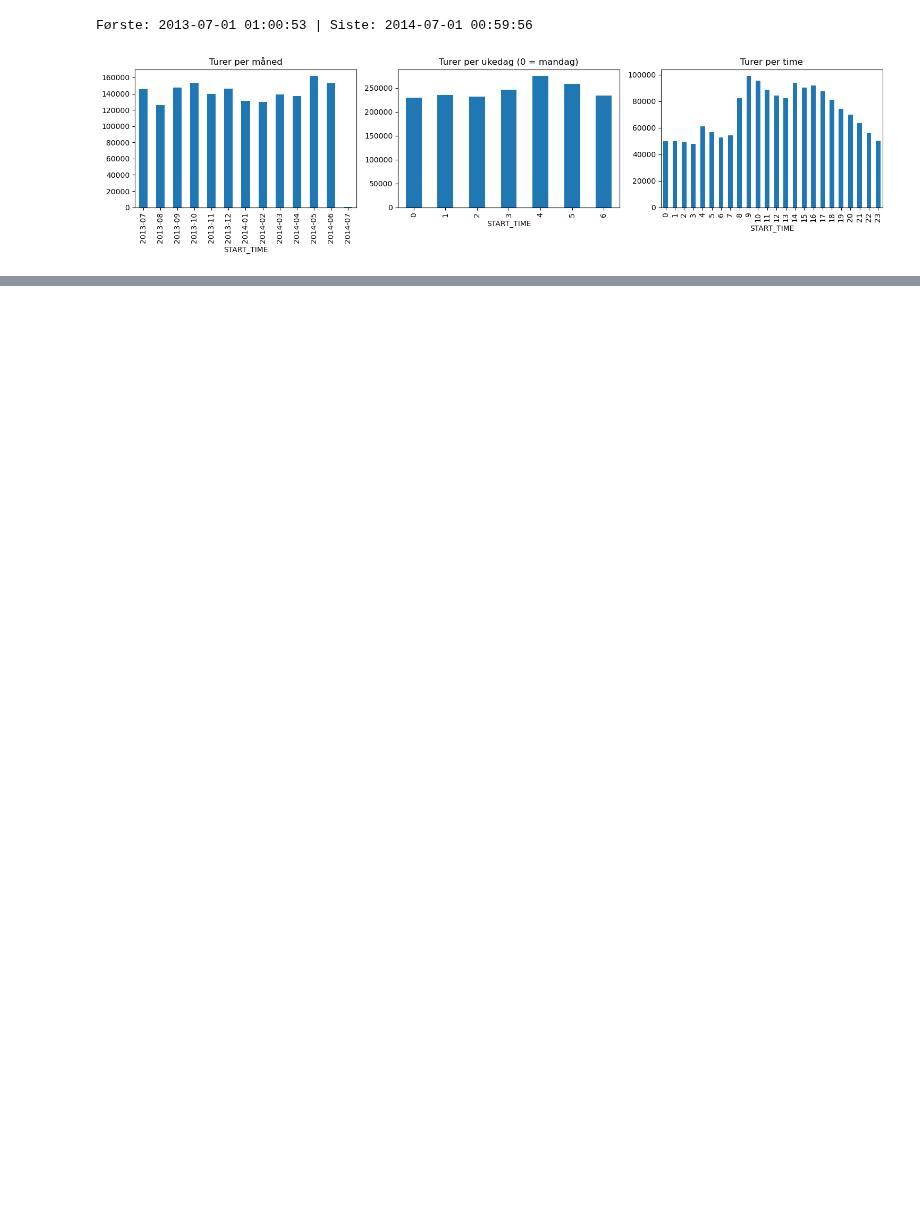
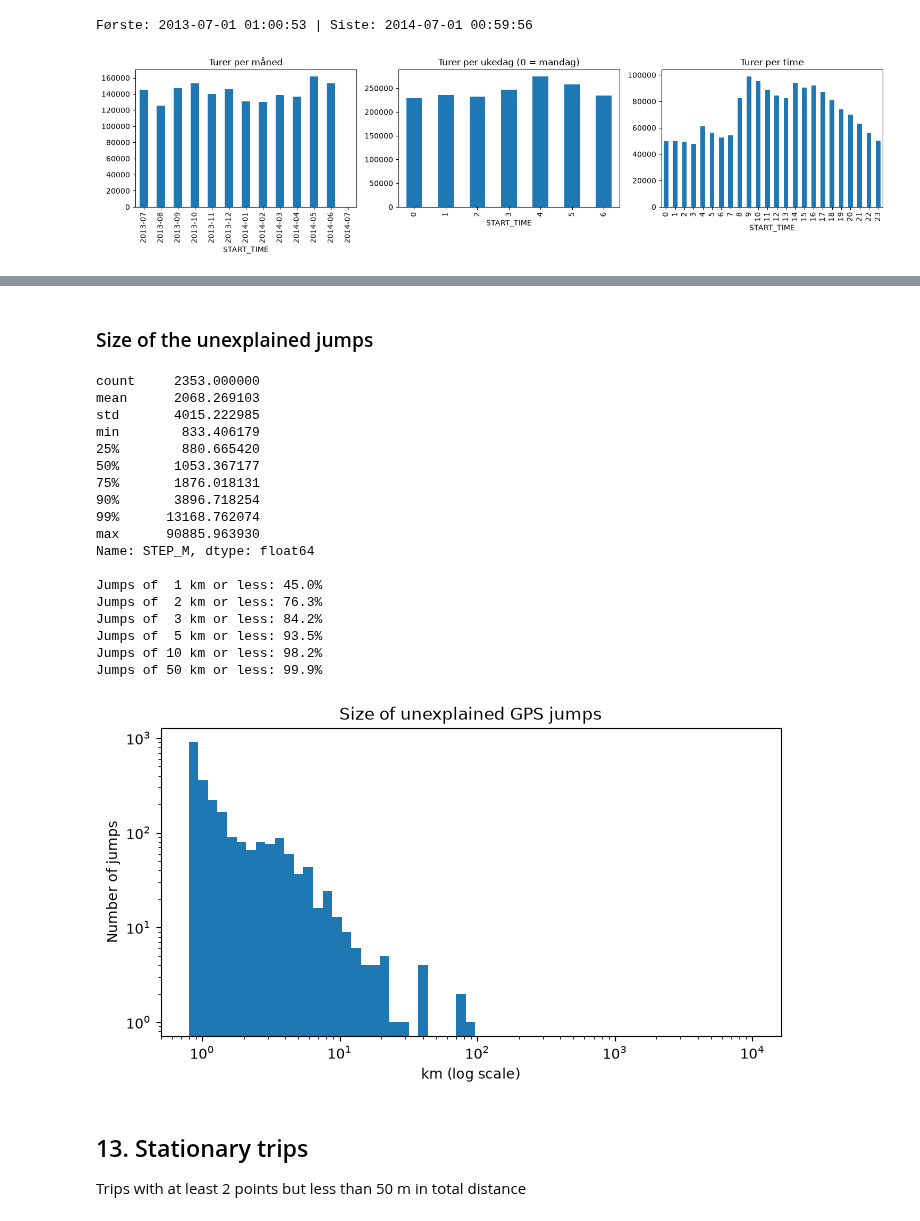
Before and after one commit to gbjaaland/TDT4225-Assignment2, a Jupyter notebook: eda.ipynb, the cells around one changed output, grey strips where cells are left out. Saved outputs shown, nothing was run; the diff lists cells and outputs as text; code cells hidden in the pictures; blank space fills up the shorter version.

```diff
--- a/eda.ipynb
+++ b/eda.ipynb
@@ -667,0 +536,28 @@ Antall rader: 10
+# %%
+g = pts.groupby("TRIP_ID")
+point_nr = g.cumcount()                                        # 0, 1, 2 ... within each trip
+n_points = g["LONGITUDE"].transform("size")
+
+jump_in = pts["JUMP"]                                          # jump from the previous point to this one
+jump_out = g["JUMP"].shift(-1, fill_value=False)               # jump from this point to the next
+jump_after_next = g["JUMP"].shift(-2, fill_value=False)        # jump from the next point to the one after
+jump_before = g["JUMP"].shift(1, fill_value=False)             # jump into the previous point
+
+previous = g[["LATITUDE", "LONGITUDE"]].shift(1)
+following = g[["LATITUDE", "LONGITUDE"]].shift(-1)
+previous_to_next_m = haversine_vector(previous.to_numpy(), following.to_numpy(), Unit.METERS)
+
+pts["ERROR_TYPE"] = np.select(
+    [
+        (point_nr == 0) & jump_out & ~jump_after_next,
+        (point_nr == n_points - 1) & jump_in & ~jump_before,
+        jump_in & jump_out & (previous_to_next_m <= 2 * MAX_STEP_M),
+    ],
+    ["first point", "last point", "spike"],
+    default="",
+)
+
+# A jump is explained if this point, or the point before it, is a bad point
+is_bad = pts["ERROR_TYPE"] != ""
+previous_is_bad = pts.groupby("TRIP_ID")["ERROR_TYPE"].shift(1, fill_value="") != ""
+pts["UNEXPLAINED_JUMP"] = pts["JUMP"] & ~(is_bad | previous_is_bad)
@@ -667,0 +606,39 @@ Antall rader: 10
+# %% [markdown]
+### Size of the unexplained jumps
+# %%
+unexplained = pts[pts["UNEXPLAINED_JUMP"]]
+print(unexplained["STEP_M"].describe(percentiles=[0.25, 0.5, 0.75, 0.9, 0.99]), "\n")
+
+for km in [1, 2, 3, 5, 10, 50]:
+    print(f"Jumps of {km:>2} km or less: {(unexplained['STEP_M'] <= km * 1000).mean():.1%}")
+
+plt.figure(figsize=(8, 4))
+plt.hist(unexplained["STEP_M"] / 1000, bins=np.logspace(np.log10(0.8), 4, 60), log=True)
+plt.xscale("log")
+plt.title("Size of unexplained GPS jumps")
+plt.xlabel("km (log scale)")
+plt.ylabel("Number of jumps")
+plt.show()
+# %% [output]
+count     2353.000000
+mean      2068.269103
+std       4015.222985
+min        833.406179
+25%        880.665420
+50%       1053.367177
+75%       1876.018131
+90%       3896.718254
+99%      13168.762074
+max      90885.963930
+Name: STEP_M, dtype: float64
+
+Jumps of  1 km or less: 45.0%
+Jumps of  2 km or less: 76.3%
+Jumps of  3 km or less: 84.2%
+Jumps of  5 km or less: 93.5%
+Jumps of 10 km or less: 98.2%
+Jumps of 50 km or less: 99.9%
+[figure, added]
+# %% [markdown]
+## 13. Stationary trips
+Trips with at least 2 points but less than 50 m in total distance
```
Also changed, not shown: parts of 59 cells of this notebook, 1 other file.
